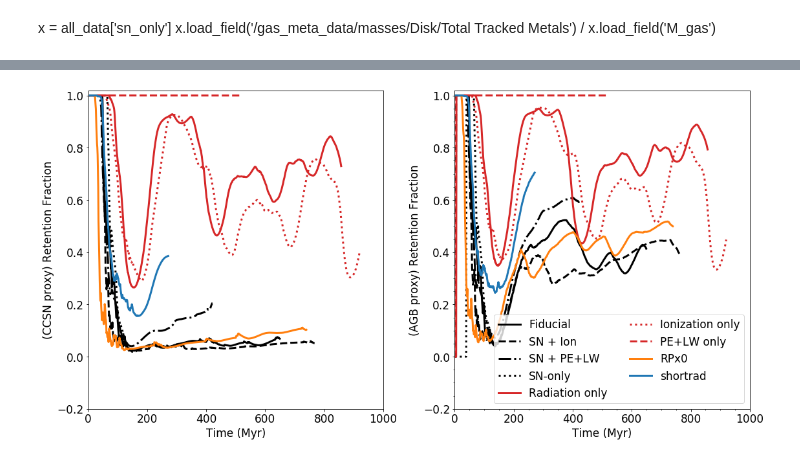
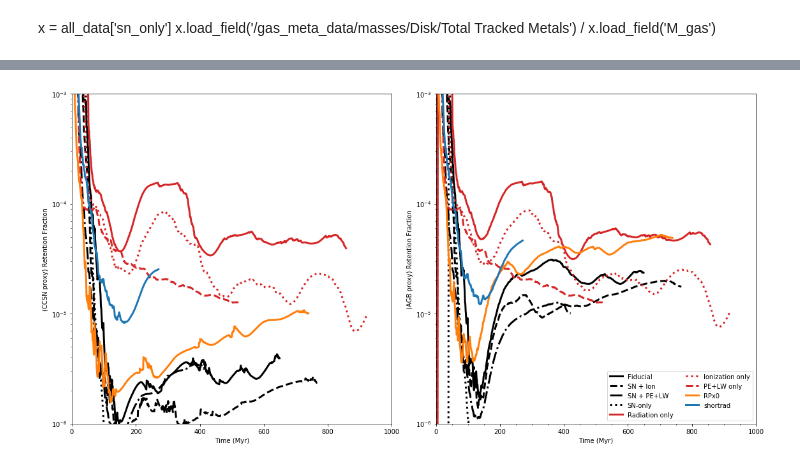
Before and after one commit to aemerick/galaxy_analysis, a Jupyter notebook: notebooks/physics_analysis.ipynb, the cells around one changed output, grey strips where cells are left out. Drawn from its saved outputs; the diff is of its cells as text; code cells hidden in the pictures.

```diff
--- a/notebooks/physics_analysis.ipynb
+++ b/notebooks/physics_analysis.ipynb
@@ -257,3 +280,7 @@ sn_otrad_ion_RPx5
 sn_otrad_ion_noRP
 fiducial-1.8pc
 fiducial
+# %%
+for run in labels.keys():
+    t = all_data[run].load_field('time')
+    print("%30s      %5.2f Myr"%(run, t[-1]-t[0]))
@@ -483,38 +748,42 @@ for i,run in enumerate(runs_to_plot):
     t   = all_data[run].data('time')
     t = t - t[0]
 
+    M_star = all_data[run].load_field('M_star')
+
     M_tot = all_data[run].load_field('/gas_meta_data/masses/FullBox/O') +\
               all_data[run].load_field('/gas_meta_data/masses/OutsideBox/O')
     M_disk = all_data[run].load_field('/gas_meta_data/masses/Disk/O')
-    ax[0].plot(t, ( M_disk / M_tot),
+    ax[0].plot(t, ( M_disk / M_star / M_tot),
             label = labels[run], lw = 3, color = colors[run], ls=lstyles[run])
 
     M_tot = all_data[run].load_field('/gas_meta_data/masses/FullBox/Ba') +\
               all_data[run].load_field('/gas_meta_data/masses/OutsideBox/Ba')
     M_disk = all_data[run].load_field('/gas_meta_data/masses/Disk/Ba')
 
     #M_disk[t < 150] = None
 
-    ax[1].plot(t, (M_disk / M_tot),
+    ax[1].plot(t, (M_disk / M_star / M_tot),
             label = labels[run], lw = 3, color = colors[run], ls=lstyles[run])
 
 for a in ax:
     a.set_xlabel(r'Time (Myr)')
     a.set_xlim(0.0, 1000.0)
-    a.set_ylim(-.2, 1.02) #   'shortrad',
+    a.semilogy()
+    a.set_ylim(1.0E-6,1.0E-3)
+  #  a.set_ylim() #   'shortrad',
 ax[0].set_ylabel(r'(CCSN proxy) Retention Fraction')
 ax[1].set_ylabel(r'(AGB proxy) Retention Fraction')
 
 #ax.semilogy()
 
 ax[1].legend(loc='lower right',ncol = 2)
 plt.minorticks_on()
 plt.tight_layout()
 #ax.set_ylim()
 
-fig.savefig("physics_comparison_retention.png")
+fig.savefig("physics_comparison_yield.png")
 # %% [output]
-[figure, old version]
+[figure, new version]
 # %%
 #
 # plot a SFR comparison
```
Also changed, not shown: parts of 15 cells of this notebook, 4 other files.
